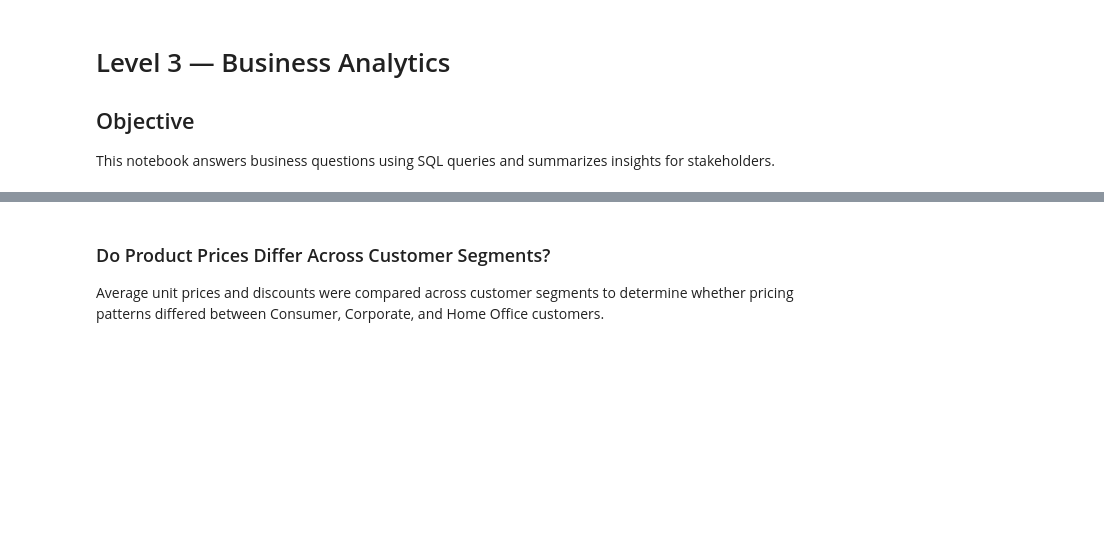
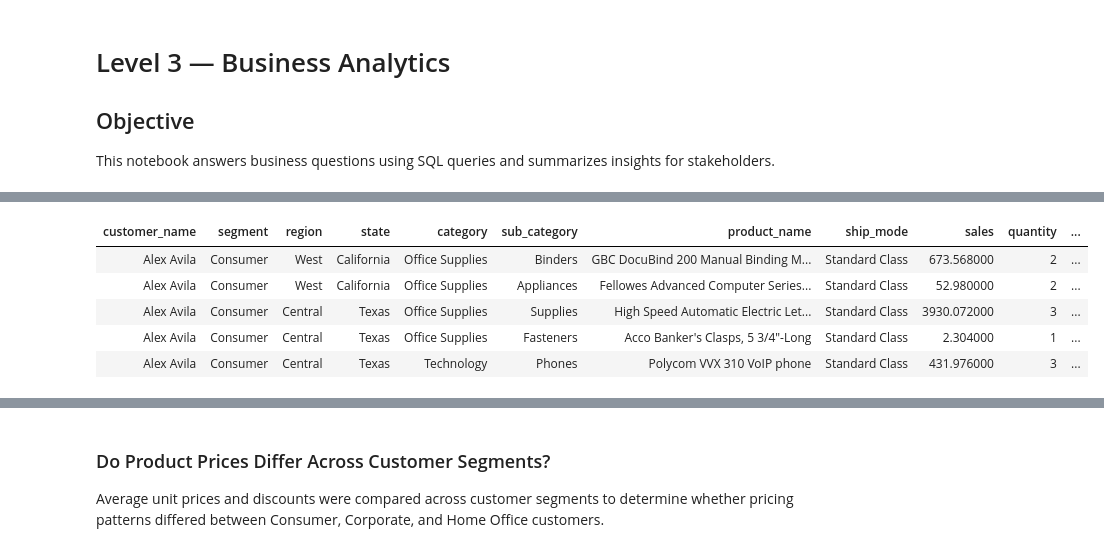
Before and after one commit to danigeiger/e_commerce_duckdb_project, a Jupyter notebook: notebooks/03_business_sql_analysis.ipynb, the cells around one changed output, grey strips where cells are left out. Drawn from its saved outputs; the diff is of its cells as text; code cells hidden in the pictures; blank space fills up the shorter version.

```diff
--- a/notebooks/03_business_sql_analysis.ipynb
+++ b/notebooks/03_business_sql_analysis.ipynb
@@ -18,0 +49,44 @@ FROM read_csv_auto('../data/superstore_features.csv');
+# %%
+analysis_df = con.execute("""
+SELECT
+    -- Customer
+    customer_name,
+    segment,
+
+    -- Geography
+    region,
+    state,
+
+    -- Product
+    category,
+    sub_category,
+    product_name,
+
+    -- Shipping
+    ship_mode,
+
+    -- Original Sales Metrics
+    sales,
+    quantity,
+    discount,
+    profit,
+
+    -- Engineered Features
+    order_year,
+    order_month,
+    fulfillment_days,
+    profit_margin,
+    customer_lifetime_sales,
+    customer_tier
+
+FROM superstore_features
+""").df()
+
+analysis_df.head().style.hide(axis="index")
+# %% [output]
+| customer_name | segment | region | state | category | sub_category | product_name | ship_mode | sales | quantity | ... |
+| Alex Avila | Consumer | West | California | Office Supplies | Binders | GBC DocuBind 200 Manual Binding M... | Standard Class | 673.568000 | 2 | ... |
+| Alex Avila | Consumer | West | California | Office Supplies | Appliances | Fellowes Advanced Computer Series... | Standard Class | 52.980000 | 2 | ... |
+| Alex Avila | Consumer | Central | Texas | Office Supplies | Supplies | High Speed Automatic Electric Let... | Standard Class | 3930.072000 | 3 | ... |
+| Alex Avila | Consumer | Central | Texas | Office Supplies | Fasteners | Acco Banker's Clasps, 5 3/4"-Long | Standard Class | 2.304000 | 1 | ... |
+| Alex Avila | Consumer | Central | Texas | Technology | Phones | Polycom VVX 310 VoIP phone | Standard Class | 431.976000 | 3 | ... |
```
Also changed, not shown: parts of 8 cells of this notebook.
